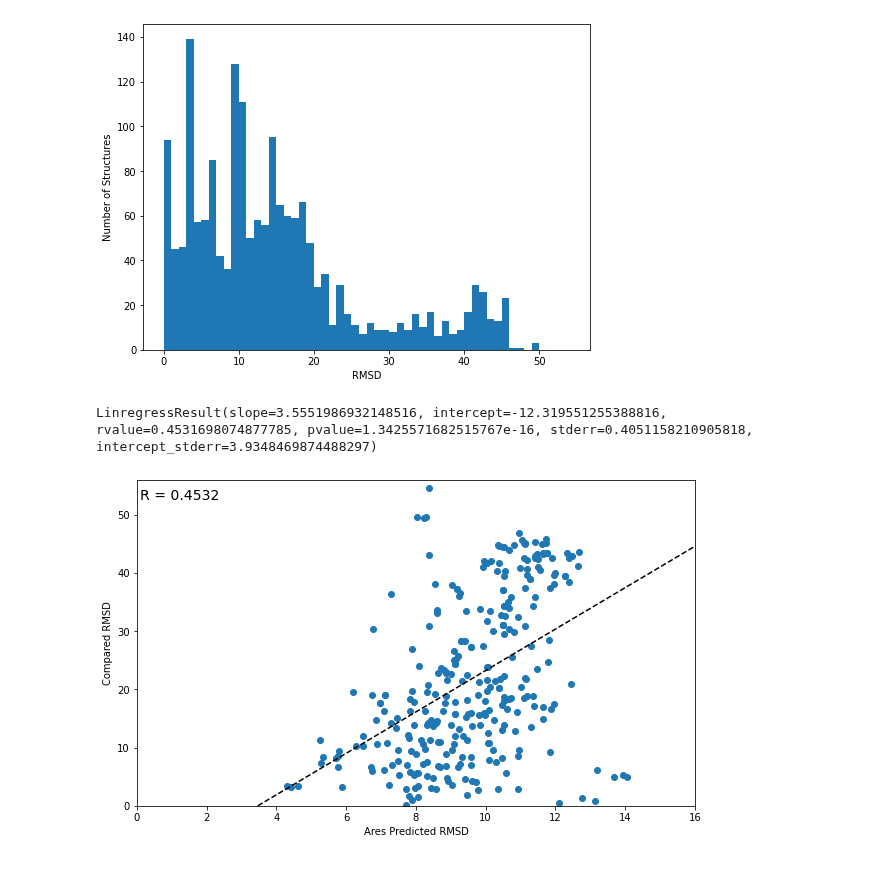
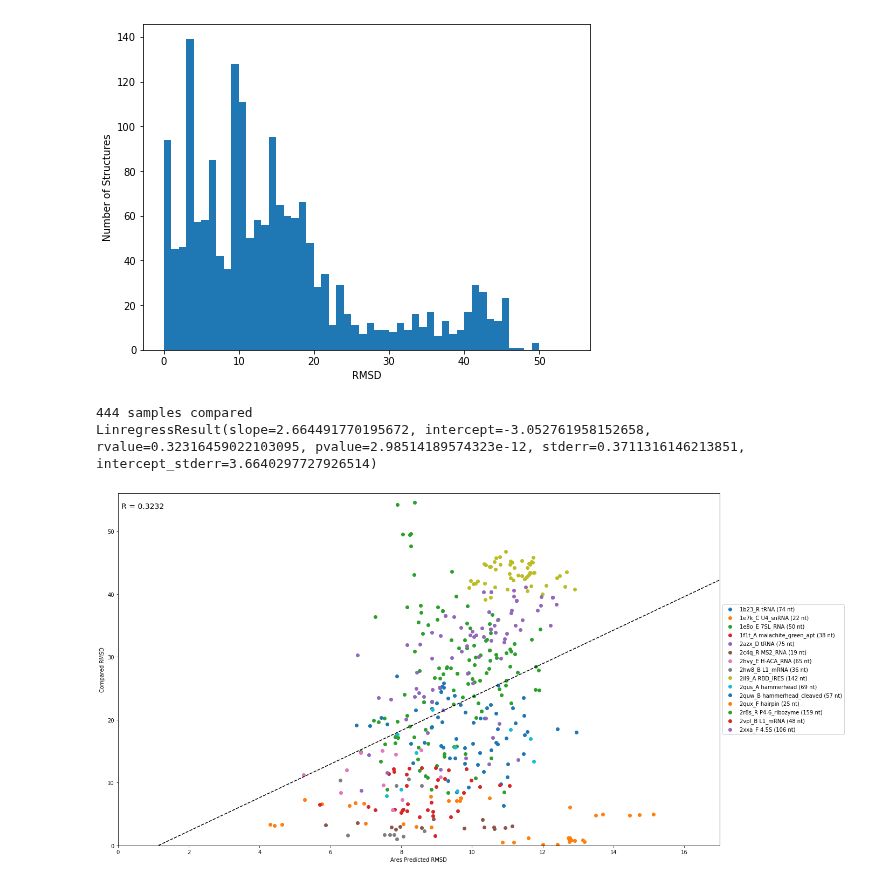
Before and after one commit to milang9/3d_classifier, a Jupyter notebook: notebooks/rmsd_histo.ipynb, the cells around one changed output. Saved outputs shown, nothing was run; the diff lists cells and outputs as text; code cells hidden in the pictures.

Commit message:
ARES rmsd pred comparison

```diff
--- a/notebooks/rmsd_histo.ipynb
+++ b/notebooks/rmsd_histo.ipynb
@@ -68,33 +68,57 @@ with open(ares_csv, "r") as afh:
     for i, row in enumerate(csv_r):
         name = row["id"][:-16]
         pred = float(row["pred"])
-        rmsd_dict[name].append(pred)
+        if name in rmsd_dict:
+            rmsd_dict[name].append(pred)
+
+label_dict = {}
+with open("test_id.txt", "r") as fh:
+    for line in fh.readlines():
+        line = line.rstrip().split(" ")
+        label_dict[line[0]] = [line[1], line[2]]
 # %%
 import matplotlib.pyplot as plt
 from scipy.stats import linregress
 import math
 
+
+
 pred = []
 true = []
+samples = {}
+c = 0
 for name, values in rmsd_dict.items():
     if len(values) == 2:
+        c += 1
+        pred.append(values[1])
         true.append(values[0])
-        pred.append(values[1])
+        if name[:6] in samples:
+            samples[name[:6]][1].append(values[1])
+            samples[name[:6]][0].append(values[0])
+        else:
+            samples[name[:6]] = [[values[0]],[values[1]]]
 
+print(f"{c} samples compared")
 reg = linregress(pred, true)
 print(reg)
-fig, ax1 = plt.subplots(figsize=(10, 6))#, gridspec_kw={'width_ratios': [5, 1]})#, layout='constrained')
-ax1.scatter(pred, true)
+fig, ax1 = plt.subplots(figsize=(20, 12))#, gridspec_kw={'width_ratios': [5, 1]})#, layout='constrained')
+for name in sorted(samples):
+    ax1.scatter(samples[name][1], samples[name][0], label=f"{str(name)} {label_dict[name][0]} ({label_dict[name][1]} nt)")
 ax1.axline(xy1=(0, reg.intercept), slope=reg.slope, linestyle="--", color="k")
 ax1.text(0.1, max(true), f"R = {reg.rvalue:.4f}", fontsize = 14, va="top", ha="left")
 #ax2.violinplot(losses, showextrema=True, showmedians=True, quantiles=[0.25, 0.75])# boxplot(losses)
 #ax1.set_title("Predicted vs True RMSDs")
 ax1.set_ylabel("Compared RMSD")
 ax1.set_xlabel("Ares Predicted RMSD")
 ax1.set_ylim([0, math.ceil(max(true)) + 1])
 ax1.set_xlim([0, math.ceil(max(pred)) + 1])
 
+han, lab = ax1.get_legend_handles_labels()
+
+plt.legend(han, lab, loc='center left', bbox_to_anchor=(1, 0.5))
+
 plt.show()
 # %% [output]
-LinregressResult(slope=3.5551986932148516, intercept=-12.319551255388816, rvalue=0.4531698074877785, pvalue=1.3425571682515767e-16, stderr=0.4051158210905818, intercept_stderr=3.9348469874488297)
+444 samples compared
+LinregressResult(slope=2.664491770195672, intercept=-3.052761958152658, rvalue=0.32316459022103095, pvalue=2.98514189574323e-12, stderr=0.3711316146213851, intercept_stderr=3.6640297727926514)
-[figure, old version]
+[figure, new version]
```
Also changed, not shown: 4 other files.
